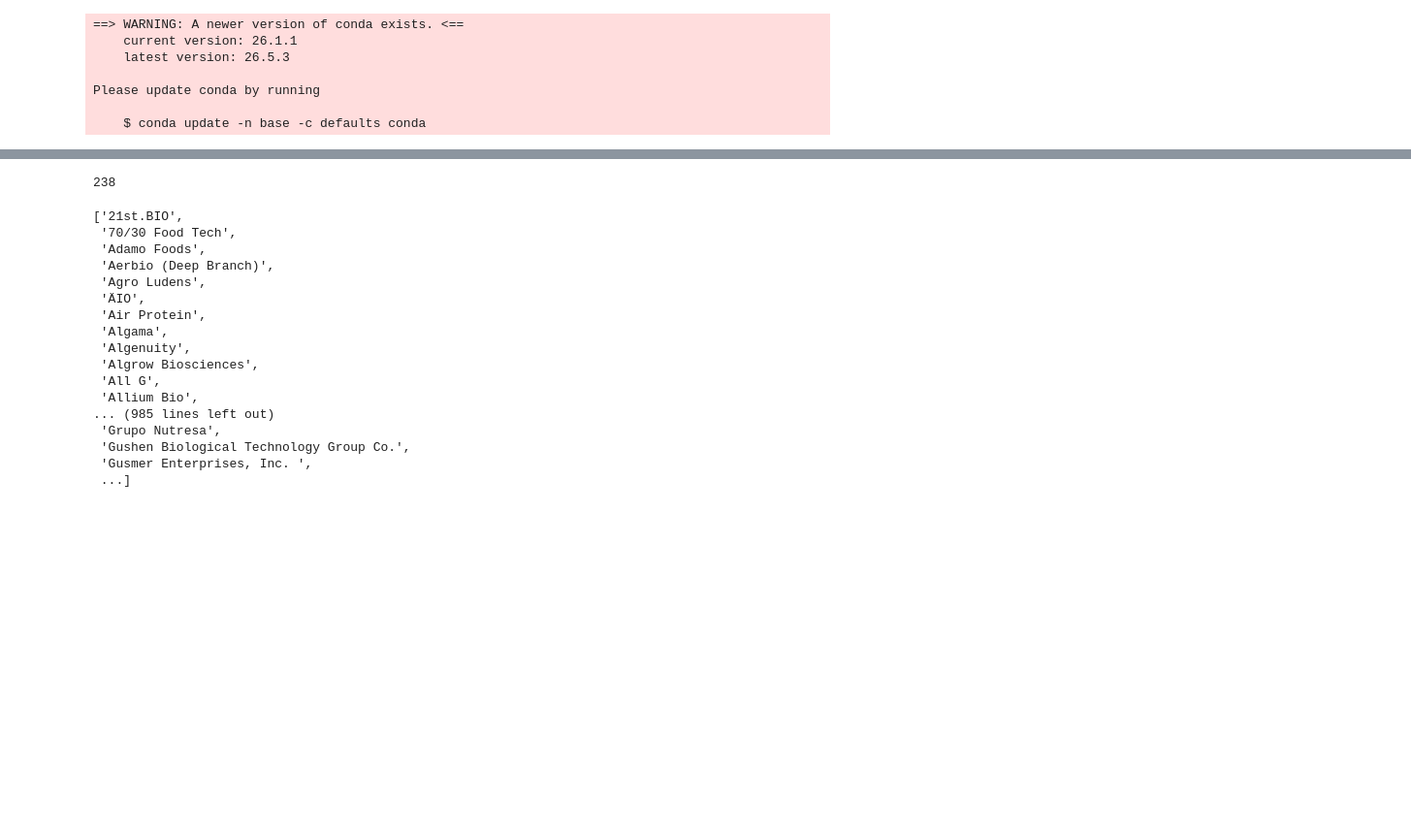
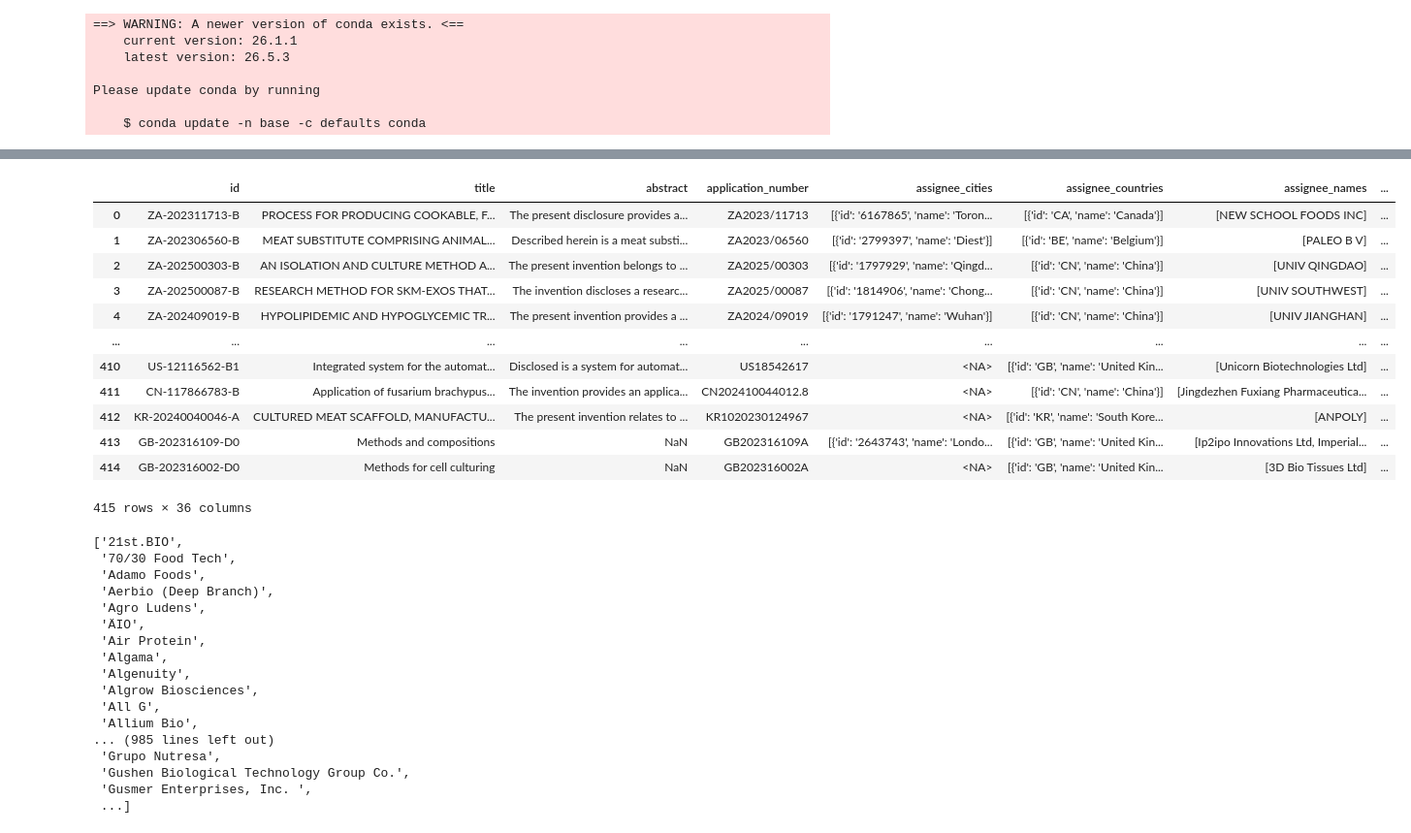
Before and after one commit to violah-fellow/SHEEP, a Jupyter notebook: Pipeline/Patents/Database_inspection.ipynb, the cells around one changed output, grey strips where cells are left out. Shown at 97% size. Cells and saved outputs as stored; diff of their text form; code cells hidden in the pictures; blank space fills up the shorter version.

```diff
--- a/Pipeline/Patents/Database_inspection.ipynb
+++ b/Pipeline/Patents/Database_inspection.ipynb
@@ -68,9 +72,21 @@ db.sql("DESCRIBE patents_classified")
 #df = db.sql("SELECT * FROM publications_embedding").df()
 df = db.sql("SELECT * FROM patents_classified").df()
 # %%
-len(df)
+df
 # %% [output]
+|  | id | title | abstract | application_number | assignee_cities | assignee_countries | assignee_names | ... |
+| 0 | ZA-202311713-B | PROCESS FOR PRODUCING COOKABLE, F... | The present disclosure provides a... | ZA2023/11713 | [{'id': '6167865', 'name': 'Toron... | [{'id': 'CA', 'name': 'Canada'}] | [NEW SCHOOL FOODS INC] | ... |
+| 1 | ZA-202306560-B | MEAT SUBSTITUTE COMPRISING ANIMAL... | Described herein is a meat substi... | ZA2023/06560 | [{'id': '2799397', 'name': 'Diest'}] | [{'id': 'BE', 'name': 'Belgium'}] | [PALEO B V] | ... |
+| 2 | ZA-202500303-B | AN ISOLATION AND CULTURE METHOD A... | The present invention belongs to ... | ZA2025/00303 | [{'id': '1797929', 'name': 'Qingd... | [{'id': 'CN', 'name': 'China'}] | [UNIV QINGDAO] | ... |
+| 3 | ZA-202500087-B | RESEARCH METHOD FOR SKM-EXOS THAT... | The invention discloses a researc... | ZA2025/00087 | [{'id': '1814906', 'name': 'Chong... | [{'id': 'CN', 'name': 'China'}] | [UNIV SOUTHWEST] | ... |
+| 4 | ZA-202409019-B | HYPOLIPIDEMIC AND HYPOGLYCEMIC TR... | The present invention provides a ... | ZA2024/09019 | [{'id': '1791247', 'name': 'Wuhan'}] | [{'id': 'CN', 'name': 'China'}] | [UNIV JIANGHAN] | ... |
+| ... | ... | ... | ... | ... | ... | ... | ... | ... |
+| 410 | US-12116562-B1 | Integrated system for the automat... | Disclosed is a system for automat... | US18542617 | <NA> | [{'id': 'GB', 'name': 'United Kin... | [Unicorn Biotechnologies Ltd] | ... |
+| 411 | CN-117866783-B | Application of fusarium brachypus... | The invention provides an applica... | CN202410044012.8 | <NA> | [{'id': 'CN', 'name': 'China'}] | [Jingdezhen Fuxiang Pharmaceutica... | ... |
+| 412 | KR-20240040046-A | CULTURED MEAT SCAFFOLD, MANUFACTU... | The present invention relates to ... | KR1020230124967 | <NA> | [{'id': 'KR', 'name': 'South Kore... | [ANPOLY] | ... |
+| 413 | GB-202316109-D0 | Methods and compositions | NaN | GB202316109A | [{'id': '2643743', 'name': 'Londo... | [{'id': 'GB', 'name': 'United Kin... | [Ip2ipo Innovations Ltd, Imperial... | ... |
+| 414 | GB-202316002-D0 | Methods for cell culturing | NaN | GB202316002A | <NA> | [{'id': 'GB', 'name': 'United Kin... | [3D Bio Tissues Ltd] | ... |
-238
+415 rows × 36 columns
 # %%
 # clean abstract
 df['abstract'] = df['abstract'].str.replace(r'<[^>]*>', '', regex=True)
```
Also changed, not shown: parts of 2 cells of this notebook, 39 other files.
